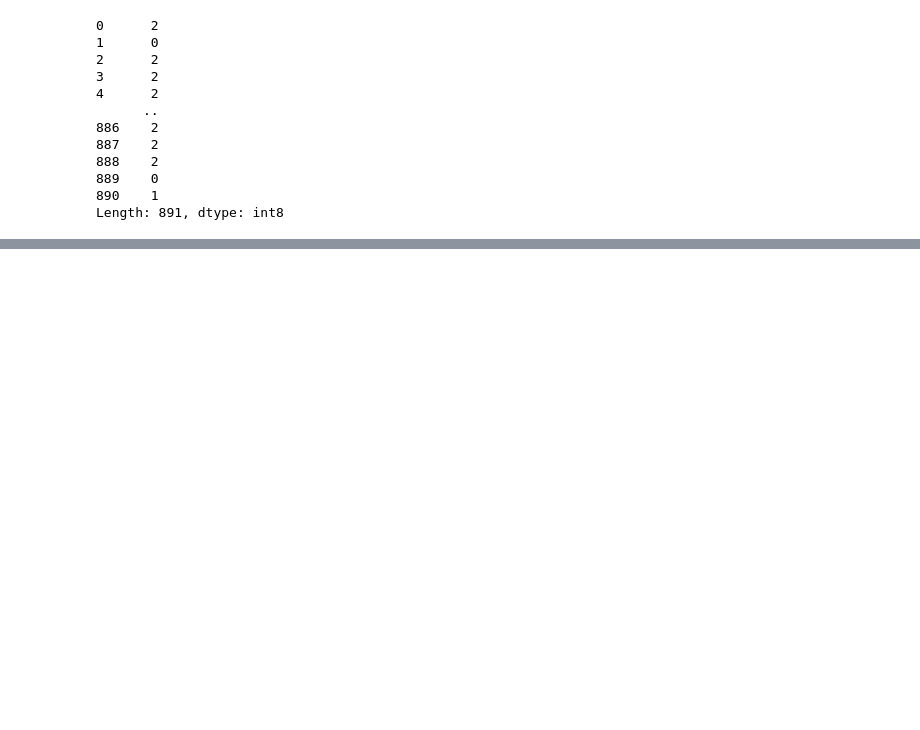
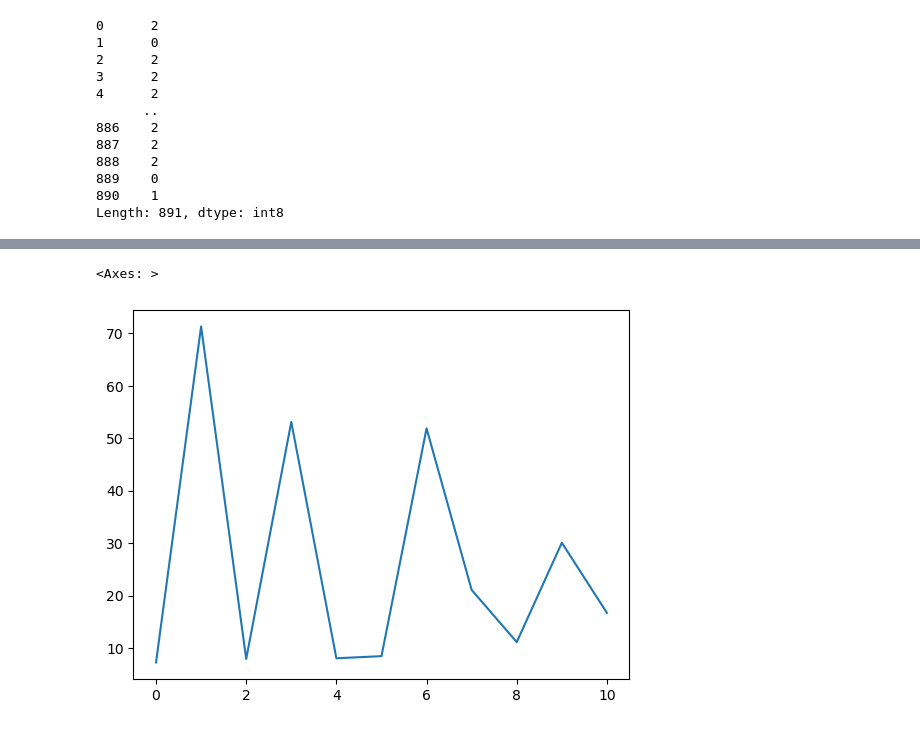
Before and after one commit to AnilSathi23/Python, a Jupyter notebook: Data Science with Python/Sessions/Pandas/Pandas ADSP Batch1 March.ipynb, the cells around one changed output, grey strips where cells are left out. Drawn from its saved outputs; the diff is of its cells as text; code cells hidden in the pictures; blank space fills up the shorter version.

```diff
--- a/Data Science with Python/Sessions/Pandas/Pandas ADSP Batch1 March.ipynb
+++ b/Data Science with Python/Sessions/Pandas/Pandas ADSP Batch1 March.ipynb
@@ -1547,0 +1719,2 @@ Length: 891, dtype: int8
+# %%
+df = pd.read_csv('titanic.csv')
@@ -1547,0 +1735,5 @@ Length: 891, dtype: int8
+# %%
+df.loc[:10, 'Fare'].plot()  # it plot a simple line plot
+# %% [output]
+<Axes: >
+[figure, added]
```
Also changed, not shown: parts of 28 cells of this notebook, 2 other files.
